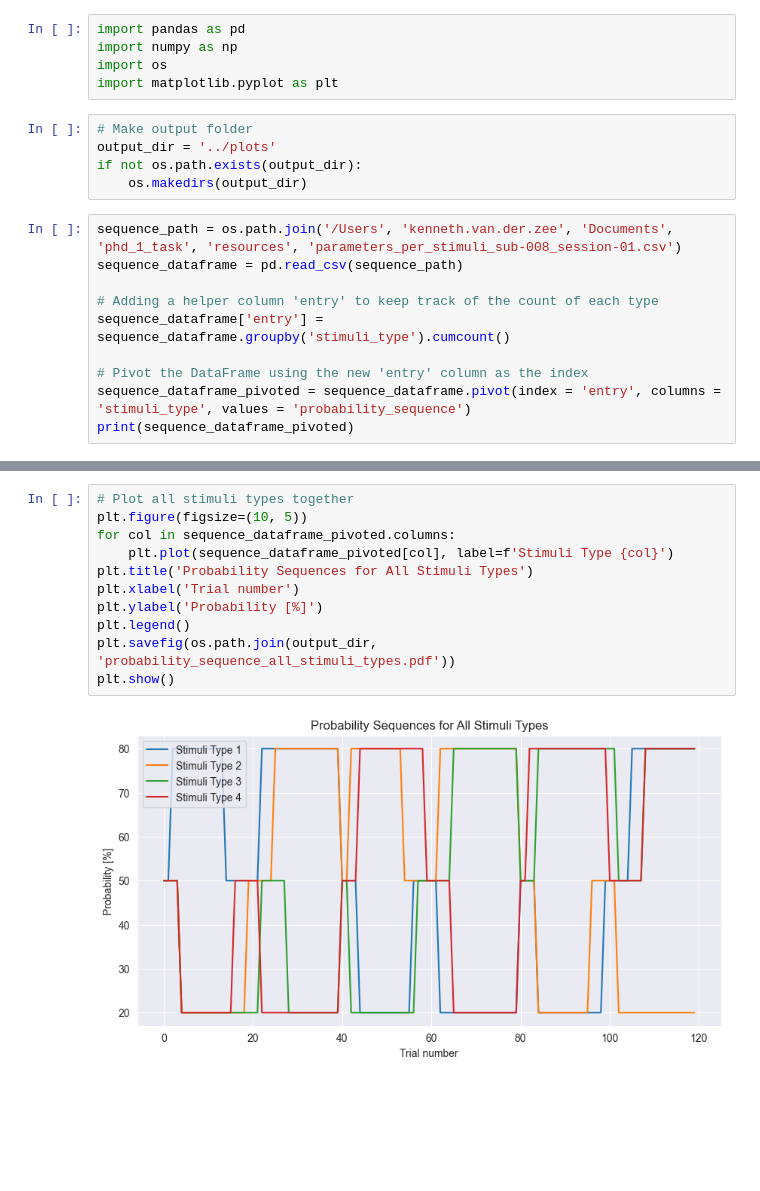
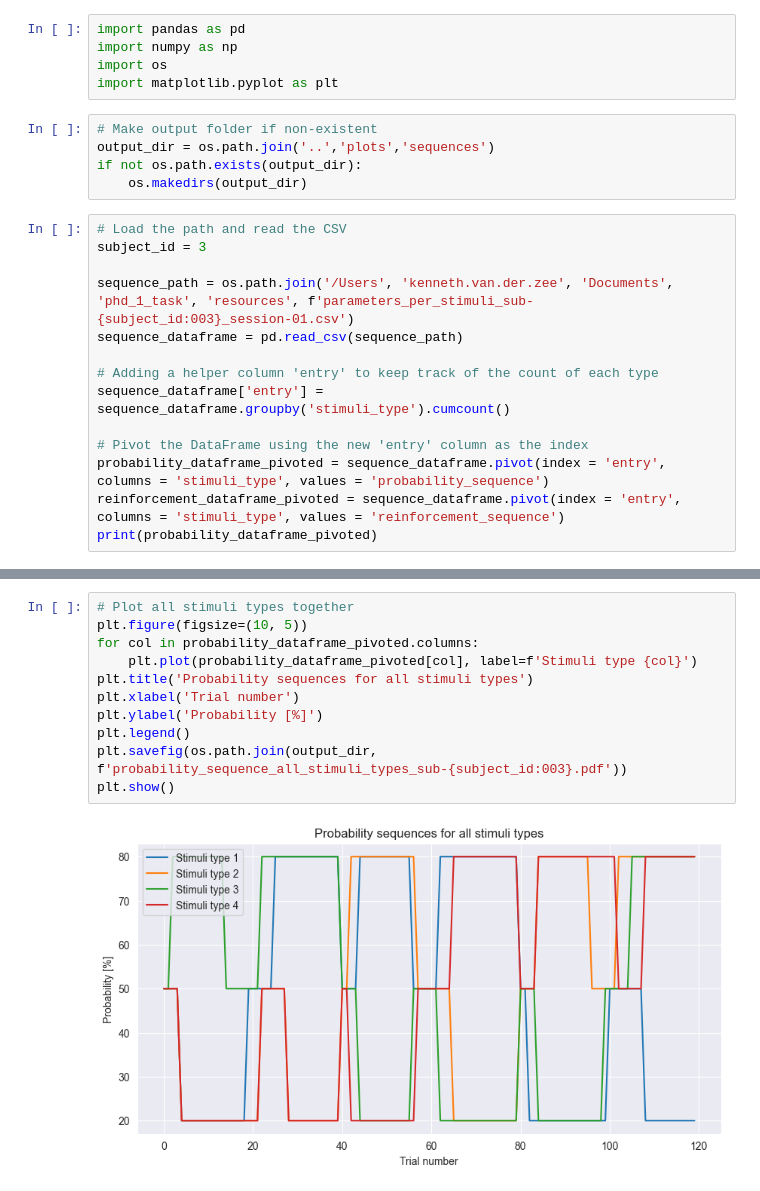
Before and after one commit to KTZ228/phd_1_analysis, a Jupyter notebook: scripts/behavioural_sequence_analysis.ipynb, the cells around one changed output, grey strips where cells are left out. Saved outputs shown, nothing was run; the diff lists cells and outputs as text; blank space fills up the shorter version.

```diff
--- a/scripts/behavioural_sequence_analysis.ipynb
+++ b/scripts/behavioural_sequence_analysis.ipynb
@@ -4,20 +8,24 @@ import numpy as np
 import os
 import matplotlib.pyplot as plt
 # %%
-# Make output folder
-output_dir = '../plots'
+# Make output folder if non-existent
+output_dir = os.path.join('..','plots','sequences')
 if not os.path.exists(output_dir):
     os.makedirs(output_dir)
 # %%
-sequence_path = os.path.join('/Users', 'kenneth.van.der.zee', 'Documents', 'phd_1_task', 'resources', 'parameters_per_stimuli_sub-008_session-01.csv')
+# Load the path and read the CSV
+subject_id = 3
+
+sequence_path = os.path.join('/Users', 'kenneth.van.der.zee', 'Documents', 'phd_1_task', 'resources', f'parameters_per_stimuli_sub-{subject_id:003}_session-01.csv')
 sequence_dataframe = pd.read_csv(sequence_path)
 
 # Adding a helper column 'entry' to keep track of the count of each type
 sequence_dataframe['entry'] = sequence_dataframe.groupby('stimuli_type').cumcount()
 
 # Pivot the DataFrame using the new 'entry' column as the index
-sequence_dataframe_pivoted = sequence_dataframe.pivot(index = 'entry', columns = 'stimuli_type', values = 'probability_sequence')
-print(sequence_dataframe_pivoted)
+probability_dataframe_pivoted = sequence_dataframe.pivot(index = 'entry', columns = 'stimuli_type', values = 'probability_sequence')
+reinforcement_dataframe_pivoted = sequence_dataframe.pivot(index = 'entry', columns = 'stimuli_type', values = 'reinforcement_sequence')
+print(probability_dataframe_pivoted)
 # %% [output]
 stimuli_type     1     2     3     4
 entry
@@ -37,13 +49,13 @@ entry
 # %%
 # Plot all stimuli types together
 plt.figure(figsize=(10, 5))
-for col in sequence_dataframe_pivoted.columns:
-    plt.plot(sequence_dataframe_pivoted[col], label=f'Stimuli Type {col}')
-plt.title('Probability Sequences for All Stimuli Types')
+for col in probability_dataframe_pivoted.columns:
+    plt.plot(probability_dataframe_pivoted[col], label=f'Stimuli type {col}')
+plt.title('Probability sequences for all stimuli types')
 plt.xlabel('Trial number')
 plt.ylabel('Probability [%]')
 plt.legend()
-plt.savefig(os.path.join(output_dir, 'probability_sequence_all_stimuli_types.pdf'))
+plt.savefig(os.path.join(output_dir, f'probability_sequence_all_stimuli_types_sub-{subject_id:003}.pdf'))
 plt.show()
 # %% [output]
-[figure, old version]
+[figure, new version]
```
Also changed, not shown: parts of 8 cells of this notebook, 1 other file.
